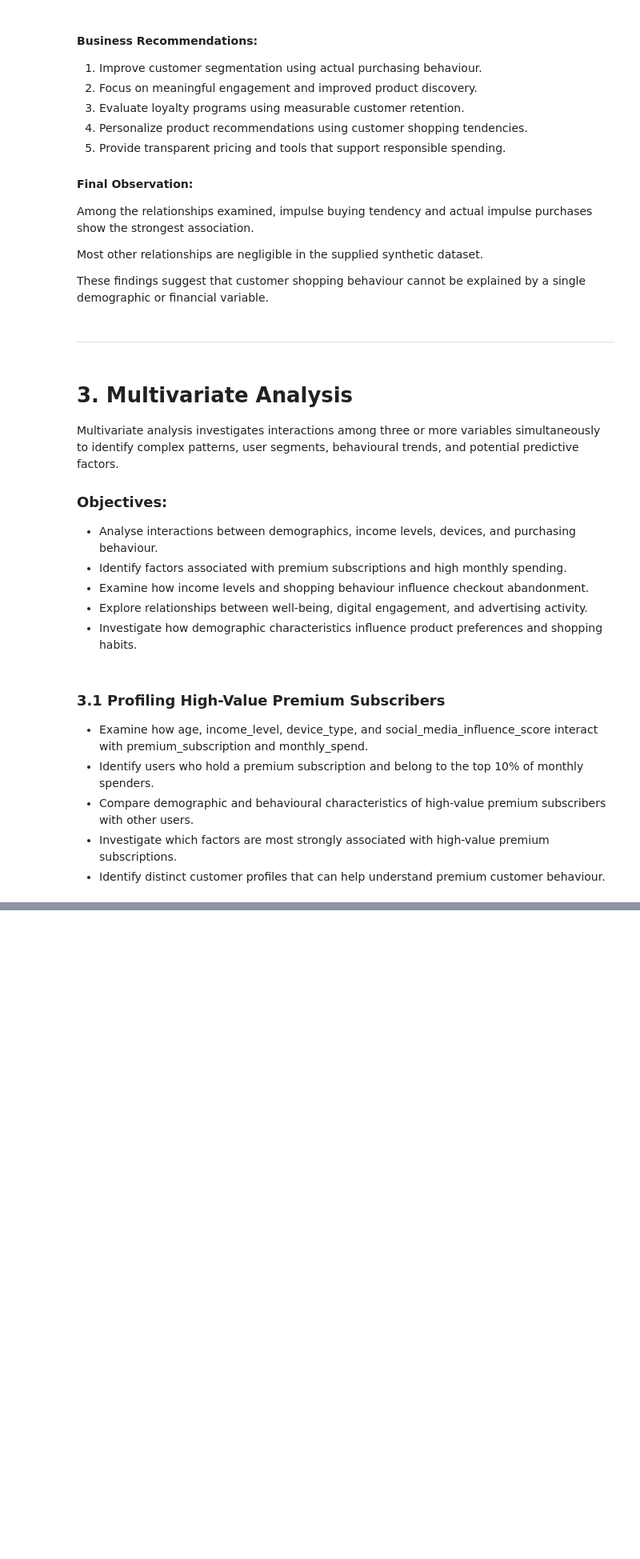
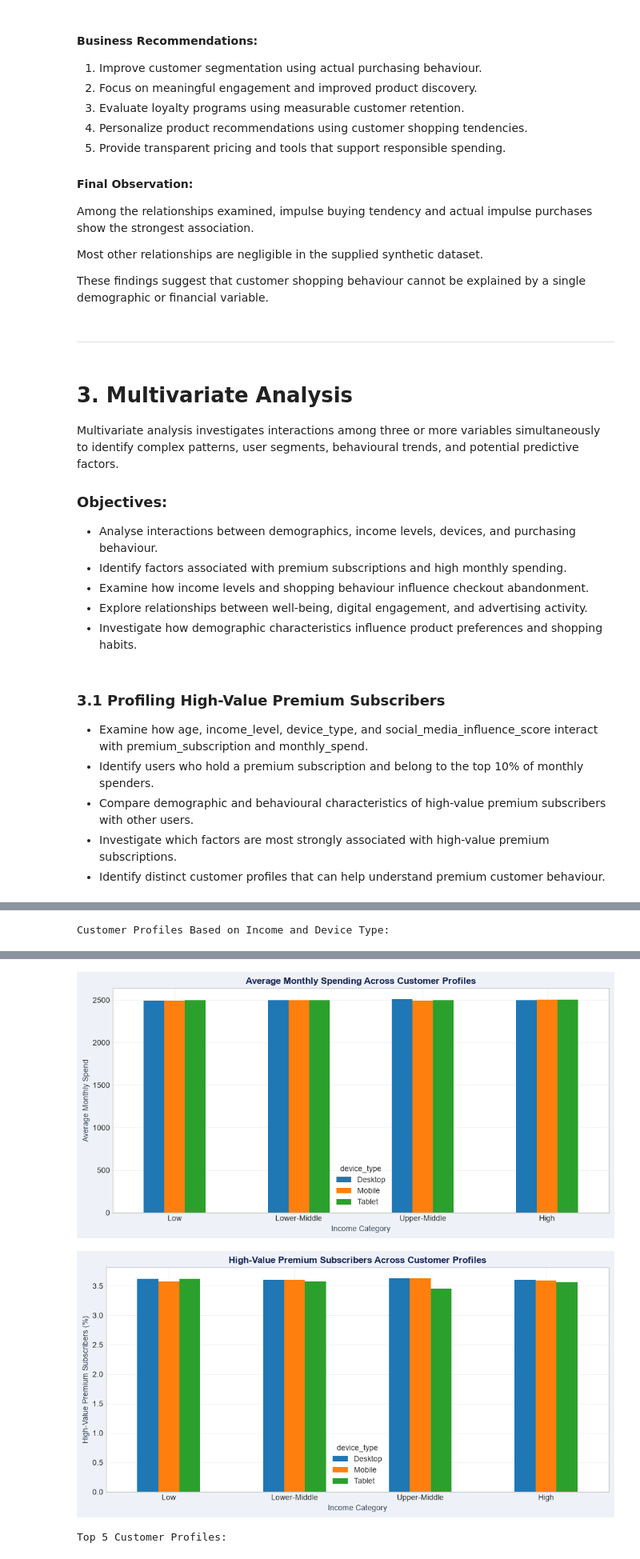
Before and after one commit to therishita/E-CommerceShopperBehaviorAnalysis.TMP, a Jupyter notebook: Ecommerce_Shopper_Analysis.ipynb, the cells around one changed output, grey strips where cells are left out. Shown at 80% size. Drawn from its saved outputs; the diff is of its cells as text; code cells hidden in the pictures; blank space fills up the shorter version.

```diff
--- a/Ecommerce_Shopper_Analysis.ipynb
+++ b/Ecommerce_Shopper_Analysis.ipynb
@@ -1871,0 +2106,11 @@ Multivariate analysis investigates interactions among three or more variables si
+# %%
+# Convert numerical income into meaningful categories
+
+df['income_category'] = pd.cut(
+    df['income_level'],
+    bins=[0, 50000, 100000, 150000, float('inf')],
+    labels=['Low', 'Lower-Middle', 'Upper-Middle', 'High']
+)
+
+print("Income Category Distribution:")
+display(df['income_category'].value_counts())
@@ -1871,0 +2140,66 @@ Multivariate analysis investigates interactions among three or more variables si
+# %%
+
+# 3.4 Identifying Distinct Customer Profiles
+
+# Group customers by income category and device type
+profile = df.groupby(
+    ['income_category', 'device_type'],
+    observed=True,
+    sort=False
+).agg(
+    total_users=('age', 'size'),
+    average_age=('age', 'mean'),
+    average_monthly_spend=('monthly_spend', 'mean'),
+    average_social_influence=('social_media_influence_score', 'mean'),
+    high_value_premium_users=('high_value_premium', 'sum')
+).reset_index()
+
+# Calculate percentage of high-value premium subscribers
+profile['high_value_premium_percentage'] = (
+    profile['high_value_premium_users'] /
+    profile['total_users'] * 100
+)
+
+profile = profile.round(2)
+
+print("Customer Profiles Based on Income and Device Type:")
+display(profile)
+
+# Visualisation 1: Average Monthly Spending
+profile.pivot(
+    index='income_category',
+    columns='device_type',
+    values='average_monthly_spend'
+).plot(kind='bar', figsize=(10, 5))
+
+plt.title('Average Monthly Spending Across Customer Profiles')
+plt.xlabel('Income Category')
+plt.ylabel('Average Monthly Spend')
+plt.xticks(rotation=0)
+plt.tight_layout()
+plt.show()
+
+# Visualisation 2: High-Value Premium Subscribers
+profile.pivot(
+    index='income_category',
+    columns='device_type',
+    values='high_value_premium_percentage'
+).plot(kind='bar', figsize=(10, 5))
+
+plt.title('High-Value Premium Subscribers Across Customer Profiles')
+plt.xlabel('Income Category')
+plt.ylabel('High-Value Premium Subscribers (%)')
+plt.xticks(rotation=0)
+plt.tight_layout()
+plt.show()
+
+# Top 5 customer profiles
+print("\nTop 5 Customer Profiles:")
+display(
+    profile.nlargest(
+        5,
+        'high_value_premium_percentage'
+    )
+)
+# %% [output]
+Customer Profiles Based on Income and Device Type:
@@ -1871,0 +2219,3 @@ Multivariate analysis investigates interactions among three or more variables si
+[figure, added]
+[figure, added]
+Top 5 Customer Profiles:
```
Also changed, not shown: parts of 11 cells of this notebook.
